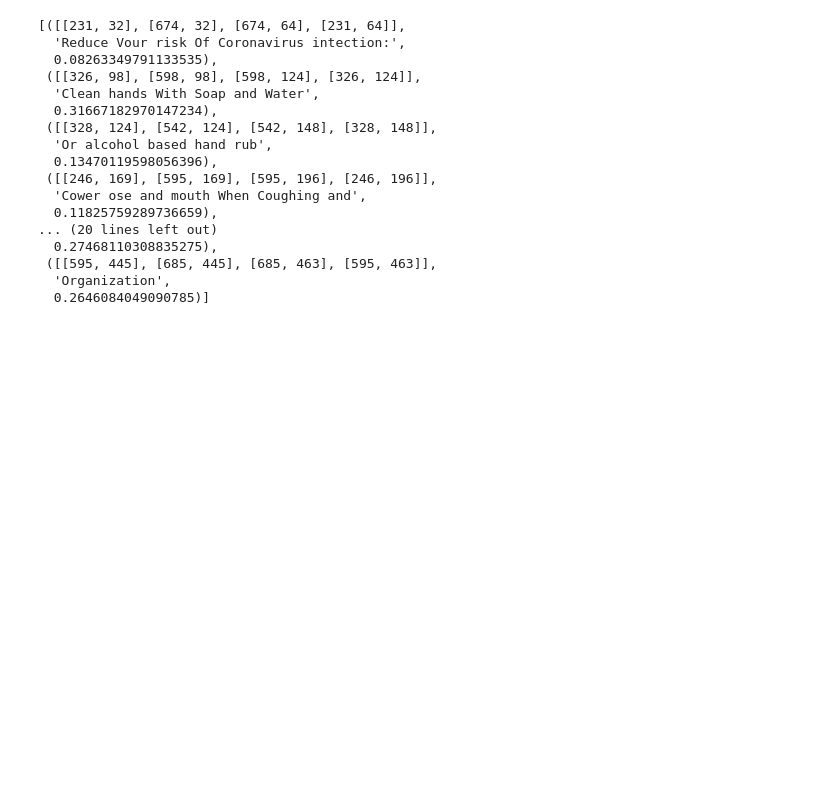
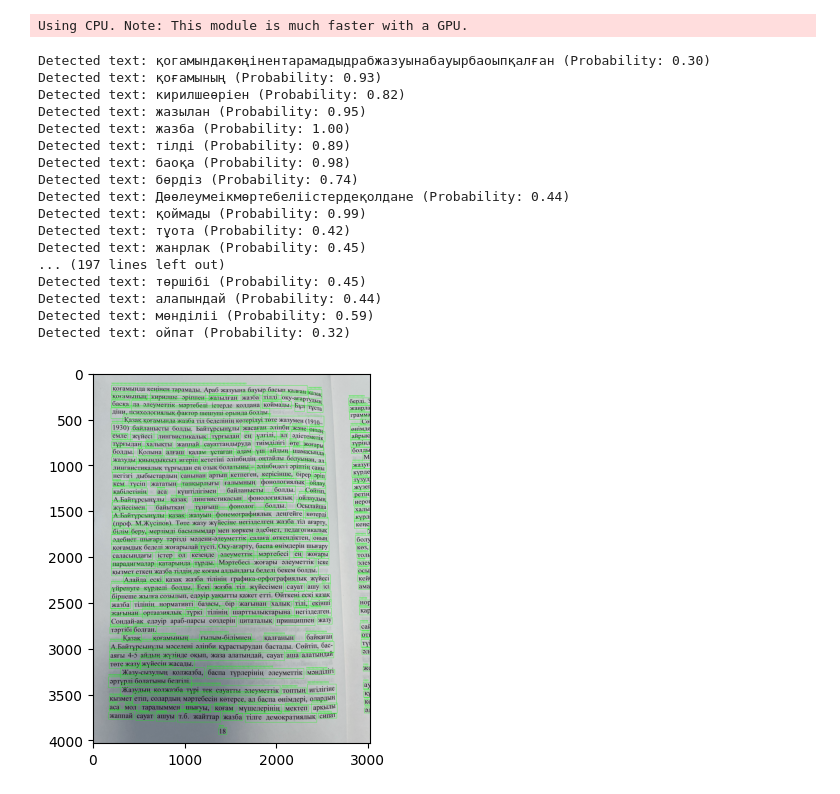
Before and after one commit to BMukhtar/EasyOCR_kz, a Jupyter notebook: main.ipynb, the cells around one changed output. Saved outputs shown, nothing was run; the diff lists cells and outputs as text; code cells hidden in the pictures; blank space fills up the shorter version.

Commit message:
was able to get results, but they are merged together

```diff
--- a/main.ipynb
+++ b/main.ipynb
@@ -1,29 +1,67 @@
 # %%
 import easyocr
+import cv2
+import easyocr
+import numpy as np
+
 reader = easyocr.Reader(
     ['en'],
+    gpu=False,
     recog_network='best_accuracy',
     user_network_directory='./models',
     model_storage_directory='./models',
 ) # this needs to run only once to load the model into memory
-result = reader.readtext('./examples/english.png')
+
+
+# Read image as numpy array
+image = cv2.imread('./examples/kz_book_simple.jpeg')
+
+# Rotate the image by 270 degrees
+# image = cv2.rotate(image, cv2.ROTATE_90_CLOCKWISE)
+
+# Convert the image from BGR to RGB (because OpenCV loads images in BGR format)
+image = cv2.cvtColor(image, cv2.COLOR_BGR2RGB)
+# %% [output]
+Using CPU. Note: This module is much faster with a GPU.
-# %%
-result
-# %% [output]
-[([[231, 32], [674, 32], [674, 64], [231, 64]],
-  'Reduce Vour risk Of Coronavirus intection:',
-  0.08263349791133535),
- ([[326, 98], [598, 98], [598, 124], [326, 124]],
-  'Clean hands With Soap and Water',
-  0.31667182970147234),
- ([[328, 124], [542, 124], [542, 148], [328, 148]],
-  'Or alcohol based hand rub',
-  0.13470119598056396),
- ([[246, 169], [595, 169], [595, 196], [246, 196]],
-  'Cower ose and mouth When Coughing and',
-  0.11825759289736659),
-... (20 lines left out)
-  0.27468110308835275),
- ([[595, 445], [685, 445], [685, 463], [595, 463]],
-  'Organization',
-  0.2646084049090785)]
+# %%
+results = reader.readtext(image = image)
+# %%
+import matplotlib.pyplot as plt
+# Display the results
+for (bbox, text, prob) in results:
+    # Get the bounding box coordinates
+    (top_left, top_right, bottom_right, bottom_left) = bbox
+    top_left = (int(top_left[0]), int(top_left[1]))
+    bottom_right = (int(bottom_right[0]), int(bottom_right[1]))
+
+    # Display the text and probability
+    print(f'Detected text: {text} (Probability: {prob:.2f})')
+
+    # Draw the bounding box and text on the image
+    cv2.rectangle(image, top_left, bottom_right, (0, 255, 0), 2)
+    cv2.putText(image, text, (top_left[0], top_left[1] - 10), cv2.FONT_HERSHEY_SIMPLEX, 0.8, (0, 255, 0), 2)
+
+# Show the image
+plt.imshow(cv2.cvtColor(image, cv2.COLOR_BGR2RGB))
+plt.show()
+
+# results
+# %% [output]
+Detected text: қогамындакөңінентарамадыдрабжазуынабауырбаоыпқалған (Probability: 0.30)
+Detected text: қоғамының (Probability: 0.93)
+Detected text: кирилшеөріен (Probability: 0.82)
+Detected text: жазылан (Probability: 0.95)
+Detected text: жазба (Probability: 1.00)
+Detected text: тілді (Probability: 0.89)
+Detected text: баоқа (Probability: 0.98)
+Detected text: бөрдіз (Probability: 0.74)
+Detected text: Дөөлеумеікмөртебеліістердеқолдане (Probability: 0.44)
+Detected text: қоймады (Probability: 0.99)
+Detected text: тұота (Probability: 0.42)
+Detected text: жанрлак (Probability: 0.45)
+... (197 lines left out)
+Detected text: төршібі (Probability: 0.45)
+Detected text: алапындай (Probability: 0.44)
+Detected text: мөнділіі (Probability: 0.59)
+Detected text: ойпат (Probability: 0.32)
+[figure, added]
```
Also changed, not shown: 12 other files.
